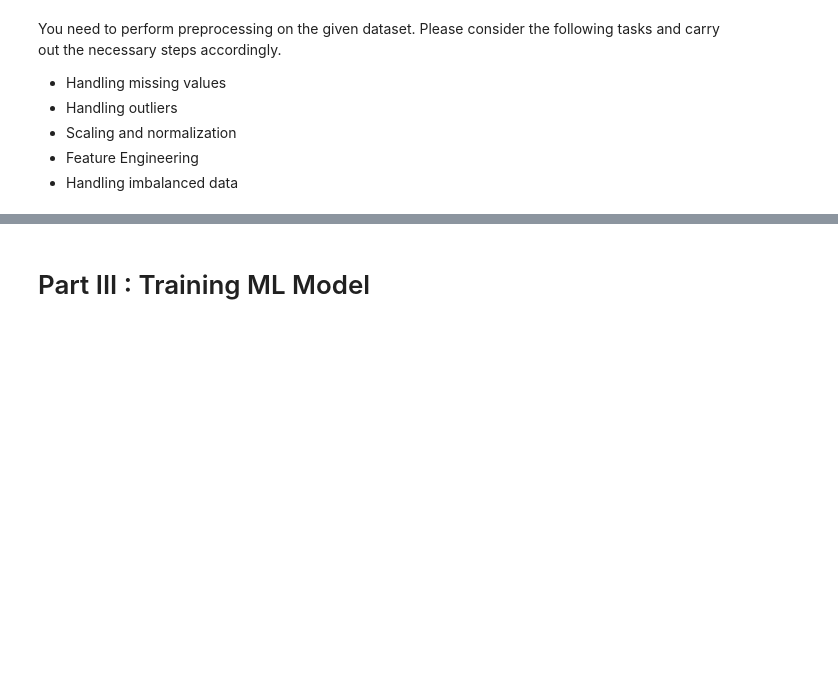
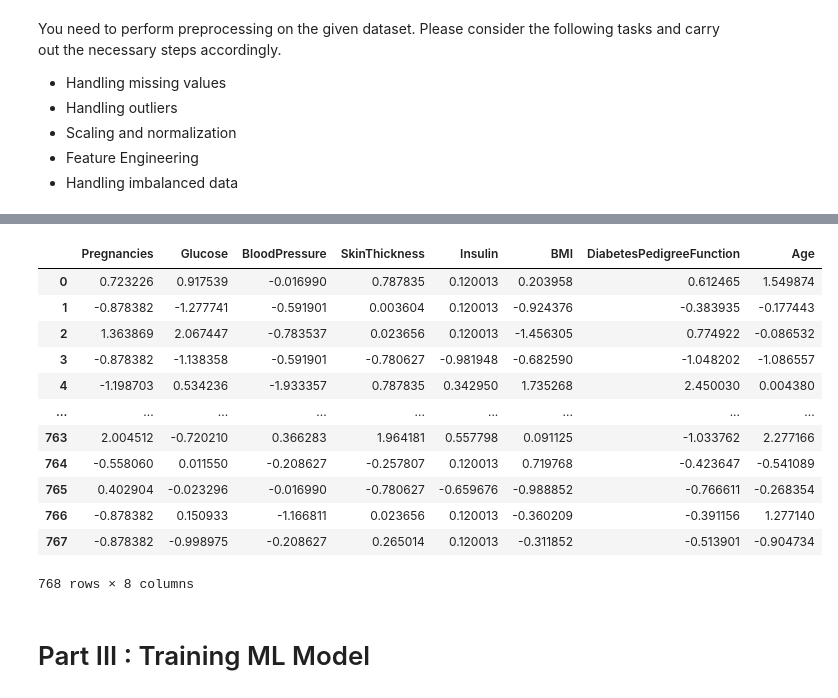
Before and after one commit to officemahn/Supervised_Learning_Python, a Jupyter notebook: Supervised Learning - Project.ipynb, the cells around one changed output, grey strips where cells are left out. Drawn from its saved outputs; the diff is of its cells as text; code cells hidden in the pictures; blank space fills up the shorter version.

```diff
--- a/Supervised Learning - Project.ipynb
+++ b/Supervised Learning - Project.ipynb
@@ -167,10 +166,10 @@ for column in num_feats:
 # %%
 
 
-# Log transformation of 'DiabetesPedigreeFunction' and 'BMI'
-diabetes_df['DiabetesPedigreeFunction_log'] = diabetes_df['DiabetesPedigreeFunction'].apply(np.log)
-diabetes_df['BMI_log'] = diabetes_df['BMI'].apply(np.log)
+# # Log transformation of 'DiabetesPedigreeFunction' and 'BMI'
+# diabetes_df['DiabetesPedigreeFunction_log'] = diabetes_df['DiabetesPedigreeFunction'].apply(np.log)
+# diabetes_df['BMI_log'] = diabetes_df['BMI'].apply(np.log)
 
-# Plot the distributions after log transformation
-sns.displot(diabetes_df['DiabetesPedigreeFunction_log'], kde=True)
-sns.displot(diabetes_df['BMI_log'], kde=True)
+# # Plot the distributions after log transformation
+# sns.displot(diabetes_df['DiabetesPedigreeFunction_log'], kde=True)
+# sns.displot(diabetes_df['BMI_log'], kde=True)
@@ -230,0 +213,8 @@ diabetes_df[diabetes_df['Outcome'] == 0]
+# %%
+from scipy.stats.mstats import winsorize
+
+# Handling Outliers
+#diabetes_df[num_feats] = winsorize(diabetes_df[num_feats], limits=[0.05, 0.05])
+for column in num_feats:
+    diabetes_df[column] = winsorize(diabetes_df[column], limits=[0.05, 0.05])
+diabetes_df.describe()
@@ -230,0 +231,26 @@ diabetes_df[diabetes_df['Outcome'] == 0]
+# %%
+from sklearn.preprocessing import StandardScaler
+
+#Scaling and Normalization
+scaler = StandardScaler()
+df_train_scaled = pd.DataFrame(scaler.fit_transform(diabetes_df[num_feats]))
+
+df_train_scaled.columns = num_feats
+df_train_scaled
+
+# for column in num_feats:
+#     diabetes_df[column] = scaler.fit_transform(diabetes_df[column].values.reshape(-1, 1))
+# %% [output]
+|  | Pregnancies | Glucose | BloodPressure | SkinThickness | Insulin | BMI | DiabetesPedigreeFunction | Age |
+| 0 | 0.723226 | 0.917539 | -0.016990 | 0.787835 | 0.120013 | 0.203958 | 0.612465 | 1.549874 |
+| 1 | -0.878382 | -1.277741 | -0.591901 | 0.003604 | 0.120013 | -0.924376 | -0.383935 | -0.177443 |
+| 2 | 1.363869 | 2.067447 | -0.783537 | 0.023656 | 0.120013 | -1.456305 | 0.774922 | -0.086532 |
+| 3 | -0.878382 | -1.138358 | -0.591901 | -0.780627 | -0.981948 | -0.682590 | -1.048202 | -1.086557 |
+| 4 | -1.198703 | 0.534236 | -1.933357 | 0.787835 | 0.342950 | 1.735268 | 2.450030 | 0.004380 |
+| ... | ... | ... | ... | ... | ... | ... | ... | ... |
+| 763 | 2.004512 | -0.720210 | 0.366283 | 1.964181 | 0.557798 | 0.091125 | -1.033762 | 2.277166 |
+| 764 | -0.558060 | 0.011550 | -0.208627 | -0.257807 | 0.120013 | 0.719768 | -0.423647 | -0.541089 |
+| 765 | 0.402904 | -0.023296 | -0.016990 | -0.780627 | -0.659676 | -0.988852 | -0.766611 | -0.268354 |
+| 766 | -0.878382 | 0.150933 | -1.166811 | 0.023656 | 0.120013 | -0.360209 | -0.391156 | 1.277140 |
+| 767 | -0.878382 | -0.998975 | -0.208627 | 0.265014 | 0.120013 | -0.311852 | -0.513901 | -0.904734 |
+768 rows × 8 columns
```
Also changed, not shown: parts of 13 cells of this notebook.
